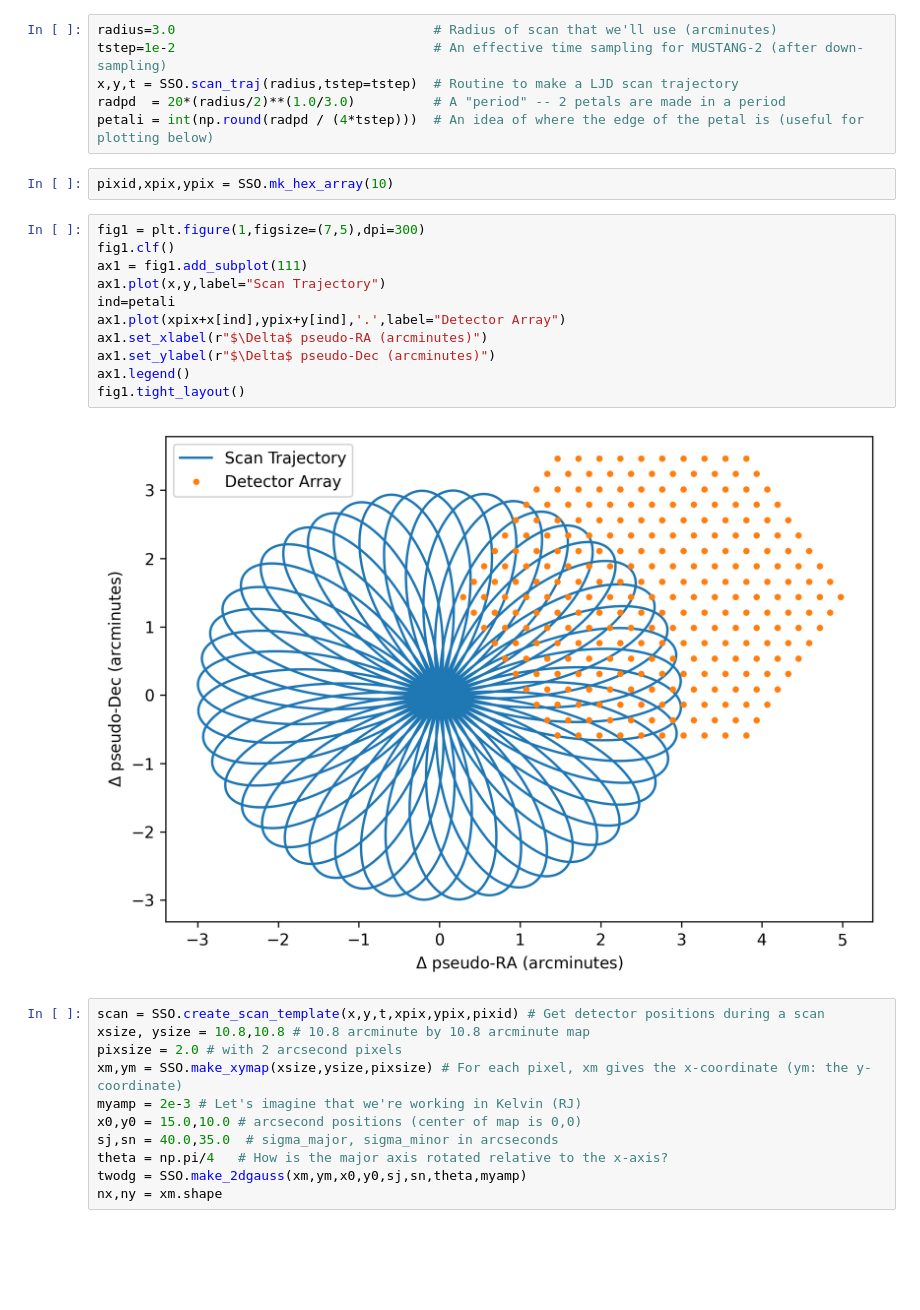
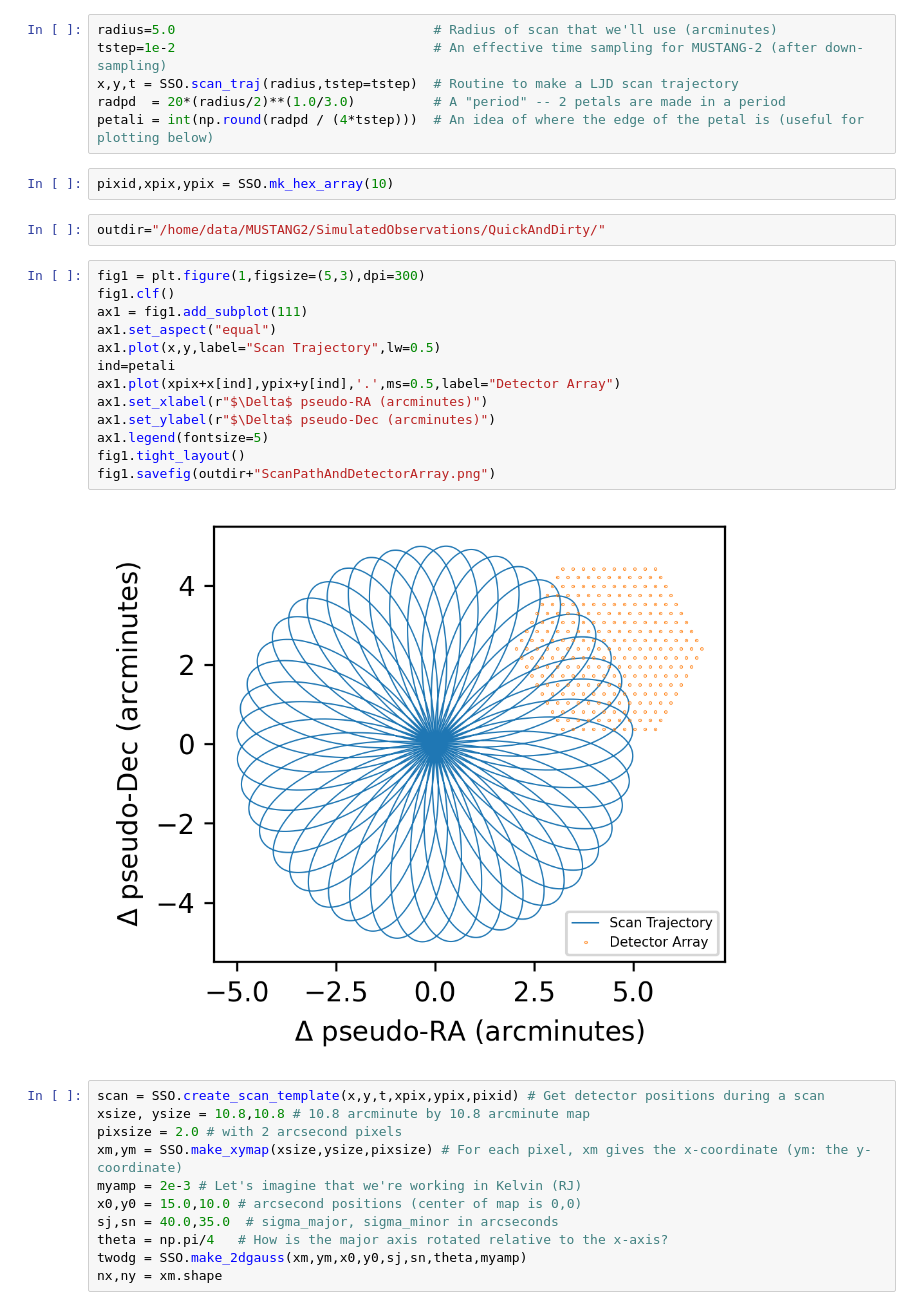
Before and after one commit to CharlesERomero/Sim-SingleBand-mm-obs, a Jupyter notebook: SimulatedM2Scaning.ipynb, the cells around one changed output. Saved outputs shown, nothing was run; the diff lists cells and outputs as text; blank space fills up the shorter version.

Commit message:
Add files via upload
Updates to code; primary one: having the option to read in real MUSTANG-2 data (those files are not included in the repository though).

```diff
--- a/SimulatedM2Scaning.ipynb
+++ b/SimulatedM2Scaning.ipynb
@@ -8,26 +8,30 @@ import image_filtering as imf
 from importlib import reload
 SSP=reload(SSO)
 # %%
-radius=3.0                                 # Radius of scan that we'll use (arcminutes)
+radius=5.0                                 # Radius of scan that we'll use (arcminutes)
 tstep=1e-2                                 # An effective time sampling for MUSTANG-2 (after down-sampling)
 x,y,t = SSO.scan_traj(radius,tstep=tstep)  # Routine to make a LJD scan trajectory
 radpd  = 20*(radius/2)**(1.0/3.0)          # A "period" -- 2 petals are made in a period
 petali = int(np.round(radpd / (4*tstep)))  # An idea of where the edge of the petal is (useful for plotting below)
 # %%
 pixid,xpix,ypix = SSO.mk_hex_array(10)
+# %%
+outdir="/home/data/MUSTANG2/SimulatedObservations/QuickAndDirty/"
 # %%
-fig1 = plt.figure(1,figsize=(7,5),dpi=300)
+fig1 = plt.figure(1,figsize=(5,3),dpi=300)
 fig1.clf()
 ax1 = fig1.add_subplot(111)
-ax1.plot(x,y,label="Scan Trajectory")
+ax1.set_aspect("equal")
+ax1.plot(x,y,label="Scan Trajectory",lw=0.5)
 ind=petali
-ax1.plot(xpix+x[ind],ypix+y[ind],'.',label="Detector Array")
+ax1.plot(xpix+x[ind],ypix+y[ind],'.',ms=0.5,label="Detector Array")
 ax1.set_xlabel(r"$\Delta$ pseudo-RA (arcminutes)")
 ax1.set_ylabel(r"$\Delta$ pseudo-Dec (arcminutes)")
-ax1.legend()
+ax1.legend(fontsize=5)
 fig1.tight_layout()
+fig1.savefig(outdir+"ScanPathAndDetectorArray.png")
 # %% [output]
-[figure, old version]
+[figure, new version]
 # %%
 scan = SSO.create_scan_template(x,y,t,xpix,ypix,pixid) # Get detector positions during a scan
 xsize, ysize = 10.8,10.8 # 10.8 arcminute by 10.8 arcminute map
```
Also changed, not shown: parts of 17 cells of this notebook, 1 other file.
